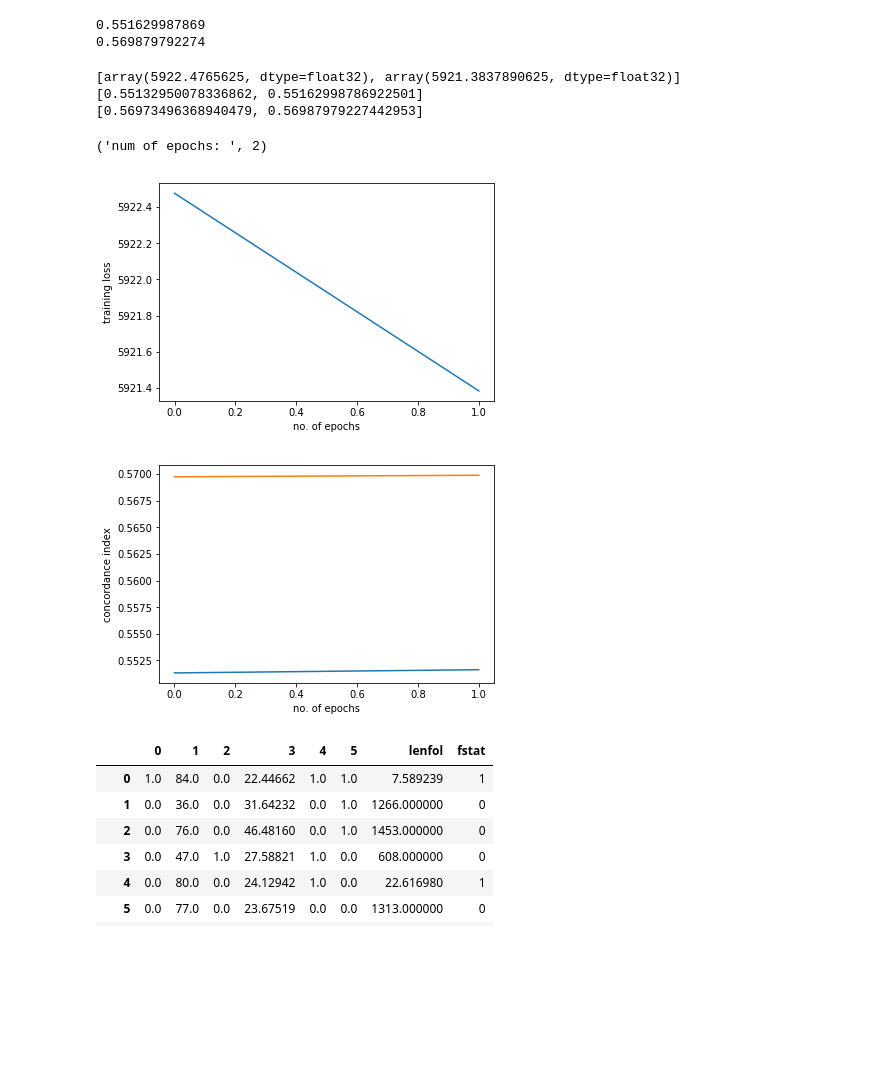
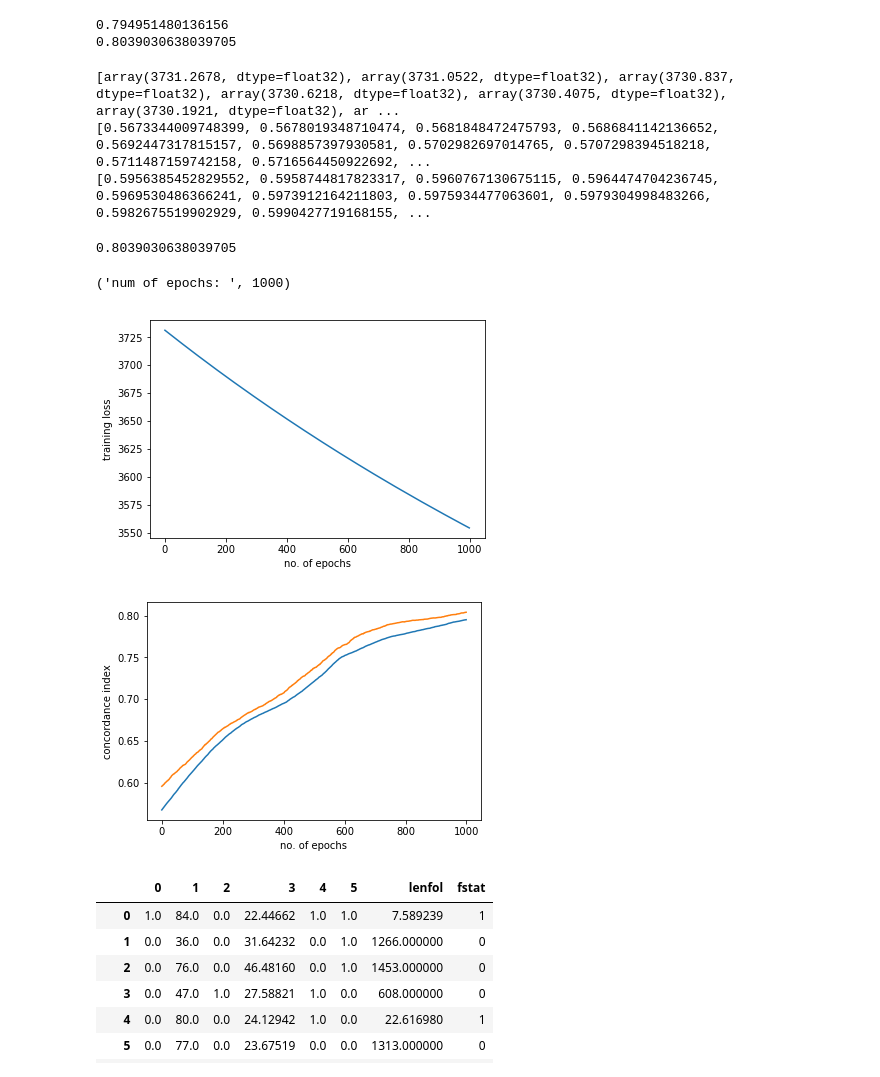
Before and after one commit to rohansangave/SurvivalAnalysis, a Jupyter notebook: new_arch_elbo.ipynb, the cells around one changed output. Drawn from its saved outputs; the diff is of its cells as text; code cells hidden in the pictures; blank space fills up the shorter version.

```diff
--- a/new_arch_elbo.ipynb
+++ b/new_arch_elbo.ipynb
@@ -20,7 +20,7 @@ import matplotlib.pyplot as plt
 
 from sklearn.preprocessing import StandardScaler
 # %%
-DATASET_CHOICE = 4
+DATASET_CHOICE = 1
 # WHAS = 1
 # GBSG = 2
 # METABRIC = 3
@@ -52,7 +52,7 @@ elif (DATASET_CHOICE == 4):
     ds = pd.read_csv('./datasets/support8873.csv',sep=',')
     train = ds[:7098]
     validation = ds[7098:]
-    x = train[['0','1', '2', '3', '4', '5', '6', '7', '8', '9', '10', '11', '12', '13']].as_matrix()
+    x = train[['0','1', '2', '3', '4', '5', '6', '7', '8', '9', '10', '11', '12', '13', ]].as_matrix()
     x_valid = validation[['0','1', '2', '3', '4', '5', '6', '7', '8', '9', '10', '11', '12', '13']].as_matrix()
 # %%
 scl = StandardScaler()
@@ -119,14 +119,14 @@ print("starting risk set computation...")
 risk_set = []
 for i in tqdm(range(len(t_))):
 
-    risk_set.append(np.where(t_>t_[i])[0].tolist())
+    risk_set.append([i]+np.where(t_>t_[i])[0].tolist())
 
 t_ = t_valid.cpu().data.numpy()
 
 risk_set_validation = []
 for i in tqdm(range(len(t_valid))):
 
-    risk_set_validation.append(np.where(t_>t_[i])[0].tolist())
+    risk_set_validation.append([i]+np.where(t_>t_[i])[0].tolist())
 
 print("risk set computed")
 # %% [output]
@@ -215,7 +219,8 @@ def train(gated_network, betas_network, risk_set, x, e, t, CUDA, optimizer, n_ep
         c_index.append(ci_train)
 
 #         loss = negative_log_likelihood(gated_outputs, betas_output, e, risk_set, CUDA)
-        loss = elbo(betas_output, gated_outputs, e, risk_set, CUDA)
+        loss = elbo(betas_output, gated_outputs, e, risk_set, CUDA) + (betas_network[0].weight**2).sum()
+
 
         loss.backward()
         optimizer.step()
@@ -313,22 +445,21 @@ def get_concordance_index(x, gated_x, t, e, **kwargs):
 # %%
 n_in = x.shape[1]
-k = 2
+k = 10
 
-betas_network = nn.Sequential(nn.Linear(n_in, 1, bias=True))
-
+betas_network = nn.Sequential(nn.Linear(n_in, k, bias=False) )
 layers_sizes = [n_in, k]
 # Construct Neural Network
 layers = []
 for i in range(len(layers_sizes)-2):
-    layers.append(nn.Linear(layers_sizes[i],layers_sizes[i+1]))
-    layers.append(nn.ELU())
+    layers.append(nn.Linear(layers_sizes[i],layers_sizes[i+1], ))
+    layers.append(nn.ReLU())
 
-layers.append(nn.Linear(layers_sizes[-2], layers_sizes[-1]))
+layers.append(nn.Linear(layers_sizes[-2], layers_sizes[-1], bias=False))
 gated_network = nn.Sequential(*layers)
 #my_network.apply(init_weights)
 
 #optimizer = optimizer = torch.optim.SGD(my_network.parameters(), lr=learning_rate, momentum=momentum, weight_decay=L2_reg, nesterov=True)
-optimizer = torch.optim.Adam(list(gated_network.parameters()) + list(betas_network.parameters()), lr=1e-3, weight_decay=0.01)
+optimizer = torch.optim.Adam(list(gated_network.parameters()) + list(betas_network.parameters()), lr=1e-4)
 betas_network.train()
 gated_network.train()
 
@@ -337,7 +468,7 @@ if CUDA:
     betas_network.cuda()
 
 # If you have validation data, you can add it as the valid_dataloader parameter to the function
-n_epochs = 2
+n_epochs = 1000
 metrics = train(gated_network, betas_network, risk_set, x, e, t, CUDA, optimizer, n_epochs,x_valid,e_valid,t_valid,risk_set_validation)
 print()
 print("Done")
@@ -349,40 +482,45 @@ Done
 print(metrics['c-index'][-1])
 print(metrics['c-index-valid'][-1])
 # %% [output]
-0.551629987869
-0.569879792274
+0.794951480136156
+0.8039030638039705
 # %%
 print(metrics['train_loss'])
 print(metrics['c-index'])
 print(metrics['c-index-valid'])
 # %% [output]
-[array(5922.4765625, dtype=float32), array(5921.3837890625, dtype=float32)]
-[0.55132950078336862, 0.55162998786922501]
-[0.56973496368940479, 0.56987979227442953]
+[array(3731.2678, dtype=float32), array(3731.0522, dtype=float32), array(3730.837, dtype=float32), array(3730.6218, dtype=float32), array(3730.4075, dtype=float32), array(3730.1921, dtype=float32), ar ...
+[0.5673344009748399, 0.5678019348710474, 0.5681848472475793, 0.5686841142136652, 0.5692447317815157, 0.5698857397930581, 0.5702982697014765, 0.5707298394518218, 0.5711487159742158, 0.5716564450922692, ...
+[0.5956385452829552, 0.5958744817823317, 0.5960767130675115, 0.5964474704236745, 0.5969530486366241, 0.5973912164211803, 0.5975934477063601, 0.5979304998483266, 0.5982675519902929, 0.5990427719168155, ...
+# %%
+print(np.max(metrics['c-index-valid']))
+# %% [output]
+0.8039030638039705
 # %%
 # Print the final metrics
 # print('Train C-Index:', metrics['c-index'])
 # print('Valid C-Index: ',metrics['valid_c-index'][-1])
 
 print("num of epochs: ", len(metrics['train_loss']))
 # print(metrics['train_loss'])
 # Plot the training / validation curves
 plt.plot(range(len(metrics['train_loss'])), metrics['train_loss'])
 plt.xlabel('no. of epochs')
 plt.ylabel('training loss')
 plt.show()
 
 plt.plot(range(len(metrics['c-index'])), metrics['c-index'])
 plt.plot(range(len(metrics['c-index-valid'])), metrics['c-index-valid'])
 
 plt.xlabel('no. of epochs')
 plt.ylabel('concordance index')
 # plt.plot(range(len(metrics['c-index'])), metrics['c-index'])
+plt.xscale('linear')
 plt.show()
 # %% [output]
-('num of epochs: ', 2)
+('num of epochs: ', 1000)
-[figure, old version]
+[figure, new version]
-[figure, old version]
+[figure, new version]
 # %%
 from lifelines import CoxPHFitter
 # %%
```
Also changed, not shown: parts of 8 cells of this notebook.
